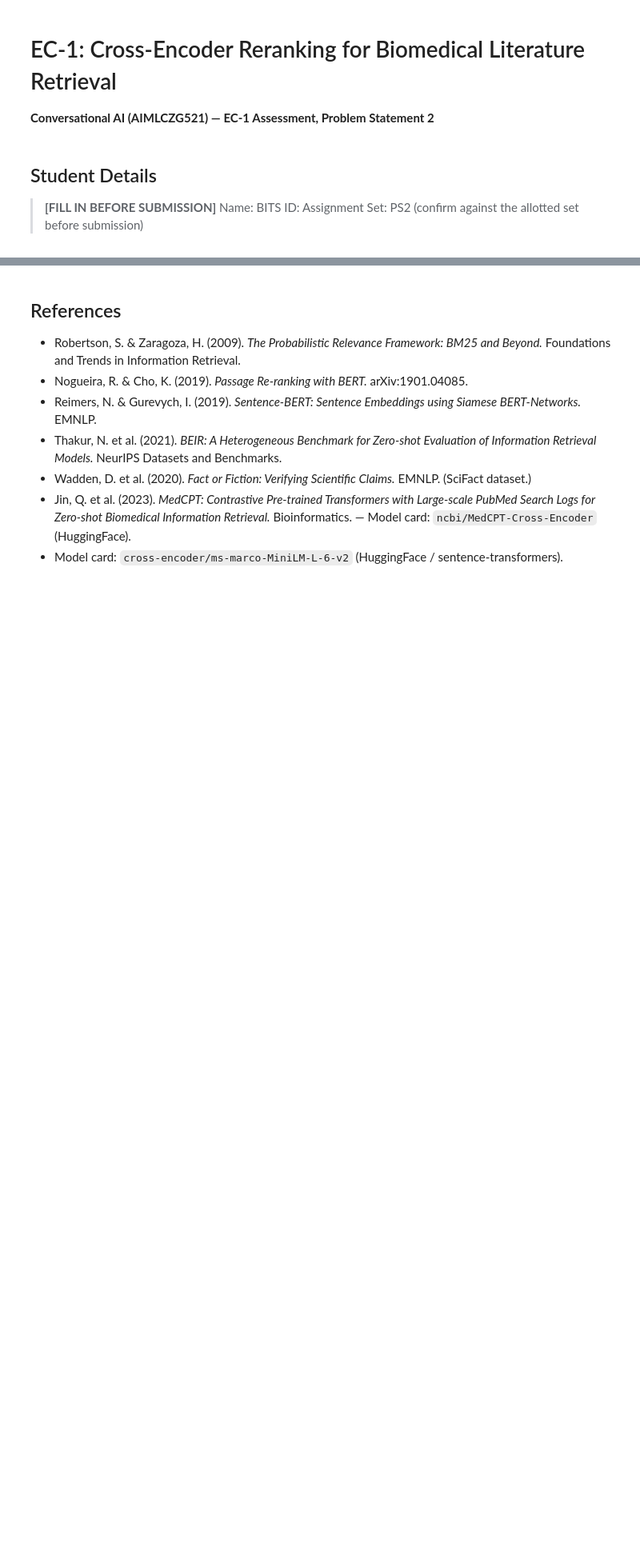
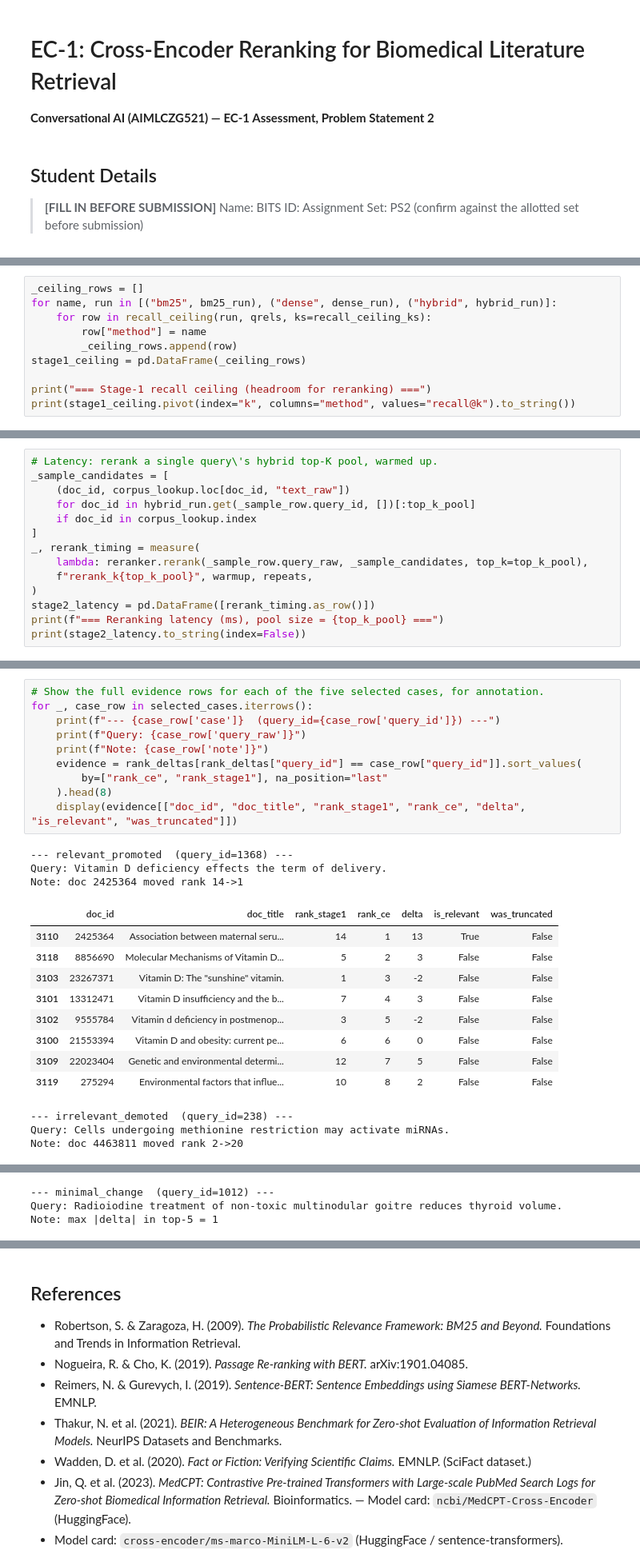
Before and after one commit to biswa13de/biomed-rerank, a Jupyter notebook: notebooks/EC1_BiomedRerank_FINAL.ipynb, the cells around one changed output, grey strips where cells are left out. Shown at 80% size. Saved outputs shown, nothing was run; the diff lists cells and outputs as text; blank space fills up the shorter version.

```diff
--- a/notebooks/EC1_BiomedRerank_FINAL.ipynb
+++ b/notebooks/EC1_BiomedRerank_FINAL.ipynb
@@ -896,0 +1028,10 @@ aggregate before/after number would have suggested.
+# %%
+_ceiling_rows = []
+for name, run in [("bm25", bm25_run), ("dense", dense_run), ("hybrid", hybrid_run)]:
+    for row in recall_ceiling(run, qrels, ks=recall_ceiling_ks):
+        row["method"] = name
+        _ceiling_rows.append(row)
+stage1_ceiling = pd.DataFrame(_ceiling_rows)
+
+print("=== Stage-1 recall ceiling (headroom for reranking) ===")
+print(stage1_ceiling.pivot(index="k", columns="method", values="recall@k").to_string())
@@ -896,0 +1347,14 @@ aggregate before/after number would have suggested.
+# %%
+# Latency: rerank a single query\'s hybrid top-K pool, warmed up.
+_sample_candidates = [
+    (doc_id, corpus_lookup.loc[doc_id, "text_raw"])
+    for doc_id in hybrid_run.get(_sample_row.query_id, [])[:top_k_pool]
+    if doc_id in corpus_lookup.index
+]
+_, rerank_timing = measure(
+    lambda: reranker.rerank(_sample_row.query_raw, _sample_candidates, top_k=top_k_pool),
+    f"rerank_k{top_k_pool}", warmup, repeats,
+)
+stage2_latency = pd.DataFrame([rerank_timing.as_row()])
+print(f"=== Reranking latency (ms), pool size = {top_k_pool} ===")
+print(stage2_latency.to_string(index=False))
@@ -896,0 +1538,26 @@ aggregate before/after number would have suggested.
+# %%
+# Show the full evidence rows for each of the five selected cases, for annotation.
+for _, case_row in selected_cases.iterrows():
+    print(f"--- {case_row['case']}  (query_id={case_row['query_id']}) ---")
+    print(f"Query: {case_row['query_raw']}")
+    print(f"Note: {case_row['note']}")
+    evidence = rank_deltas[rank_deltas["query_id"] == case_row["query_id"]].sort_values(
+        by=["rank_ce", "rank_stage1"], na_position="last"
+    ).head(8)
+    display(evidence[["doc_id", "doc_title", "rank_stage1", "rank_ce", "delta", "is_relevant", "was_truncated"]])
+# %% [output]
+--- relevant_promoted  (query_id=1368) ---
+Query: Vitamin D deficiency effects the term of delivery.
+Note: doc 2425364 moved rank 14->1
+|  | doc_id | doc_title | rank_stage1 | rank_ce | delta | is_relevant | was_truncated |
+| 3110 | 2425364 | Association between maternal seru... | 14 | 1 | 13 | True | False |
+| 3118 | 8856690 | Molecular Mechanisms of Vitamin D... | 5 | 2 | 3 | False | False |
+| 3103 | 23267371 | Vitamin D: The "sunshine" vitamin. | 1 | 3 | -2 | False | False |
+| 3101 | 13312471 | Vitamin D insufficiency and the b... | 7 | 4 | 3 | False | False |
+| 3102 | 9555784 | Vitamin d deficiency in postmenop... | 3 | 5 | -2 | False | False |
+| 3100 | 21553394 | Vitamin D and obesity: current pe... | 6 | 6 | 0 | False | False |
+| 3109 | 22023404 | Genetic and environmental determi... | 12 | 7 | 5 | False | False |
+| 3119 | 275294 | Environmental factors that influe... | 10 | 8 | 2 | False | False |
+--- irrelevant_demoted  (query_id=238) ---
+Query: Cells undergoing methionine restriction may activate miRNAs.
+Note: doc 4463811 moved rank 2->20
@@ -896,0 +1573,3 @@ aggregate before/after number would have suggested.
+--- minimal_change  (query_id=1012) ---
+Query: Radioiodine treatment of non-toxic multinodular goitre reduces thyroid volume.
+Note: max |delta| in top-5 = 1
```
Also changed, not shown: parts of 118 cells of this notebook, 1 other file.
